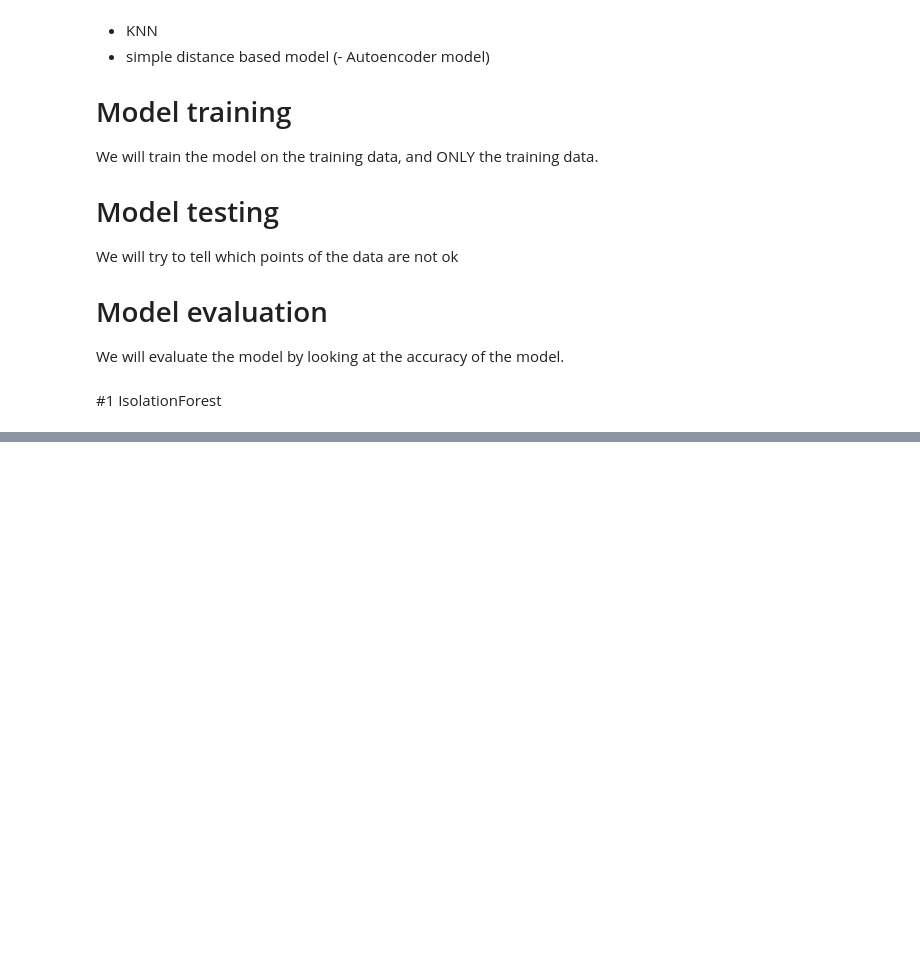
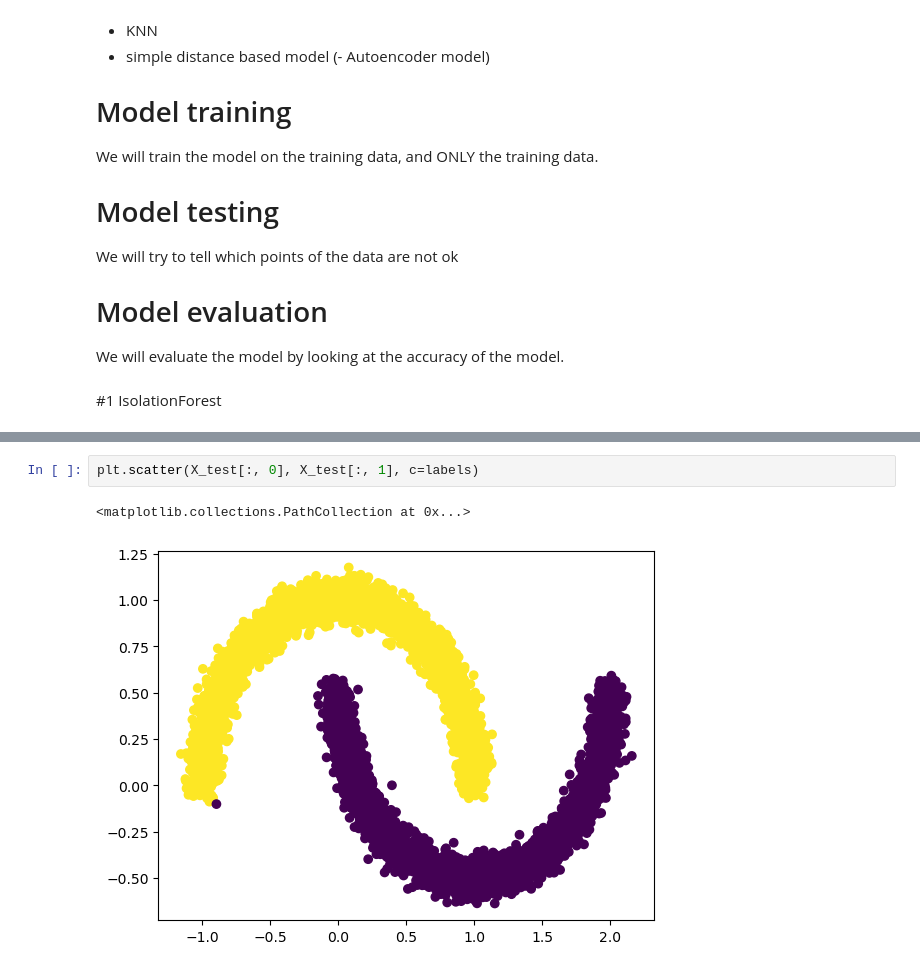
Before and after one commit to superhero2000/IAV-Aufgabe, a Jupyter notebook: test_task-1/task.ipynb, the cells around one changed output, grey strips where cells are left out. Saved outputs shown, nothing was run; the diff lists cells and outputs as text; blank space fills up the shorter version.

```diff
--- a/test_task-1/task.ipynb
+++ b/test_task-1/task.ipynb
@@ -67,0 +199,5 @@ We will evaluate the model by looking at the accuracy of the model.
+# %%
+plt.scatter(X_test[:, 0], X_test[:, 1], c=labels)
+# %% [output]
+<matplotlib.collections.PathCollection at 0x...>
+[figure, added]
```
Also changed, not shown: parts of 15 cells of this notebook.
